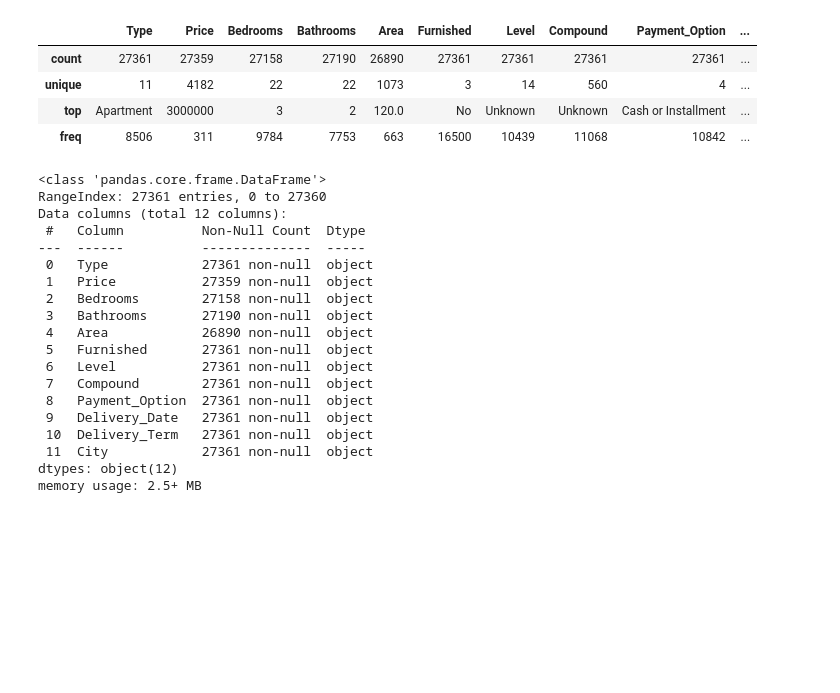
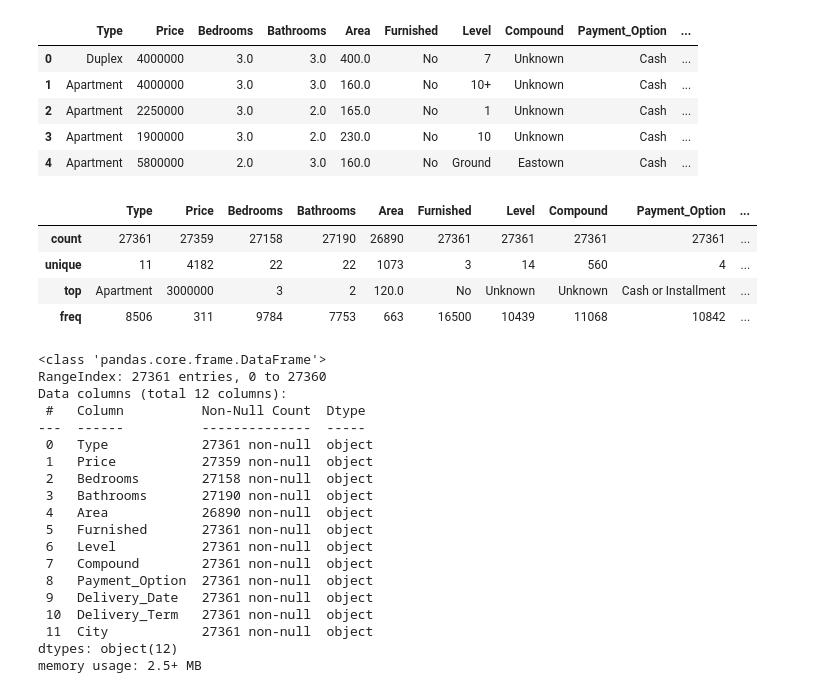
Before and after one commit to faris-agour/house-price-prediction, a Jupyter notebook: project.ipynb, the cells around one changed output. Saved outputs shown, nothing was run; the diff lists cells and outputs as text; code cells hidden in the pictures; blank space fills up the shorter version.

```diff
--- a/project.ipynb
+++ b/project.ipynb
@@ -5,5 +5,14 @@
 
 import pandas as pd
 
-df = pd.read_csv("../DataSets/Egypt_Houses_Price.csv")
+df = pd.read_csv("Egypt_Houses_Price.csv")
+# %%
+df.head()
+# %% [output]
+|  | Type | Price | Bedrooms | Bathrooms | Area | Furnished | Level | Compound | Payment_Option | ... |
+| 0 | Duplex | 4000000 | 3.0 | 3.0 | 400.0 | No | 7 | Unknown | Cash | ... |
+| 1 | Apartment | 4000000 | 3.0 | 3.0 | 160.0 | No | 10+ | Unknown | Cash | ... |
+| 2 | Apartment | 2250000 | 3.0 | 2.0 | 165.0 | No | 1 | Unknown | Cash | ... |
+| 3 | Apartment | 1900000 | 3.0 | 2.0 | 230.0 | No | 10 | Unknown | Cash | ... |
+| 4 | Apartment | 5800000 | 2.0 | 3.0 | 160.0 | No | Ground | Eastown | Cash | ... |
 # %%
```
Also changed, not shown: parts of 16 cells of this notebook.
